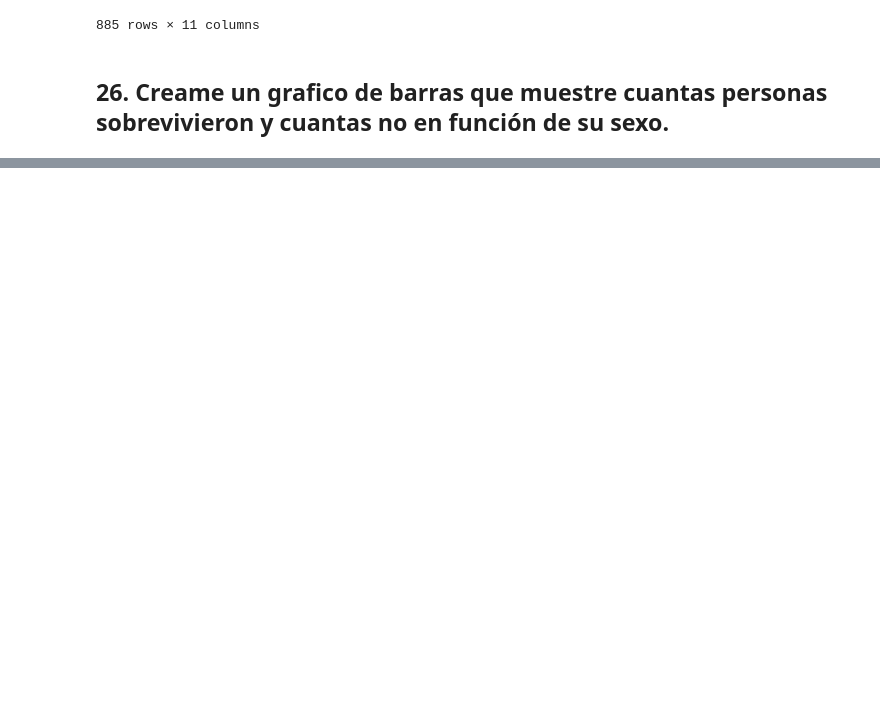
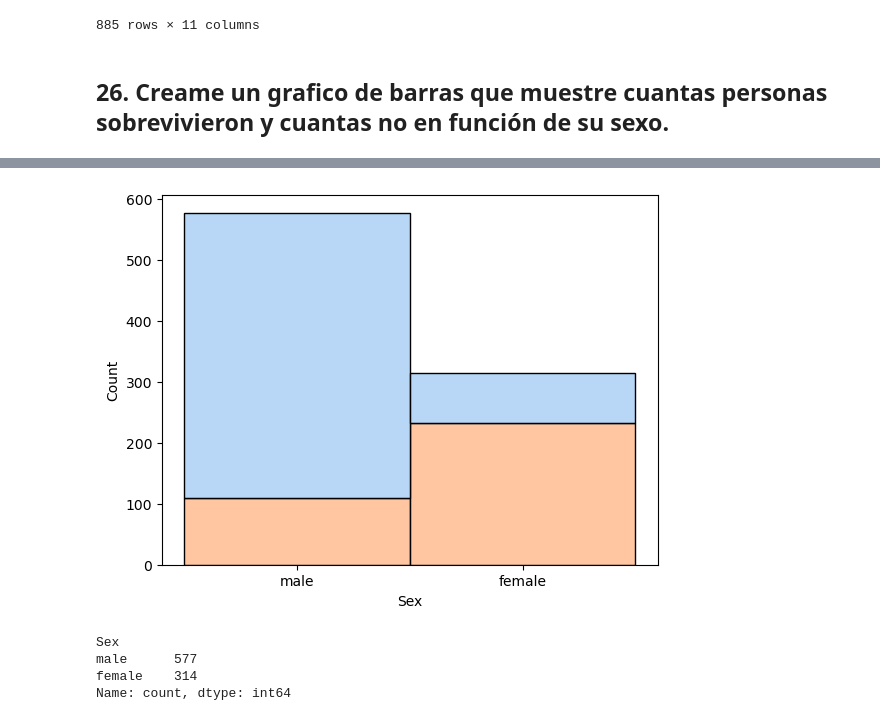
Before and after one commit to LuKaO13/Apuntes, a Jupyter notebook: ejercicios_pandas_4.ipynb, the cells around one changed output, grey strips where cells are left out. Cells and saved outputs as stored; diff of their text form; code cells hidden in the pictures; blank space fills up the shorter version.

```diff
--- a/ejercicios_pandas_4.ipynb
+++ b/ejercicios_pandas_4.ipynb
@@ -375,0 +387,17 @@ titanic_df
+# %%
+# penguins = sns.load_dataset("penguins")--> ejemplo que hemos visto en la docu de Seaborn (https://seaborn.pydata.org/tutorial/function_overview.html)
+#sns.histplot(data=penguins, x="flipper_length_mm", hue="species", multiple="stack")
+
+#Lo adaptamos a nuestro plot
+
+with sns.color_palette("pastel"):
+    sns.histplot(data=df, x=df['Sex'], hue=df.Survived, multiple="stack",legend=False)
+# %% [output]
+[figure, added]
+# %%
+df['Sex'].value_counts()
+# %% [output]
+Sex
+male      577
+female    314
+Name: count, dtype: int64
```
Also changed, not shown: parts of 3 cells of this notebook, 1 other file.
